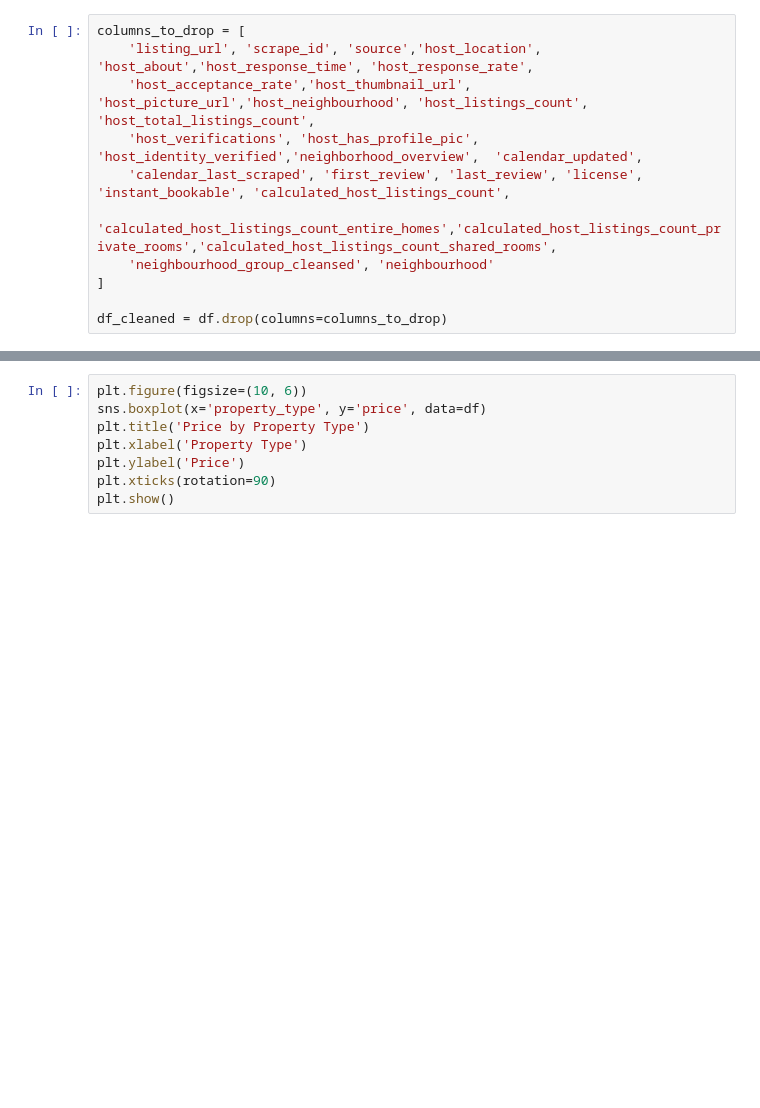
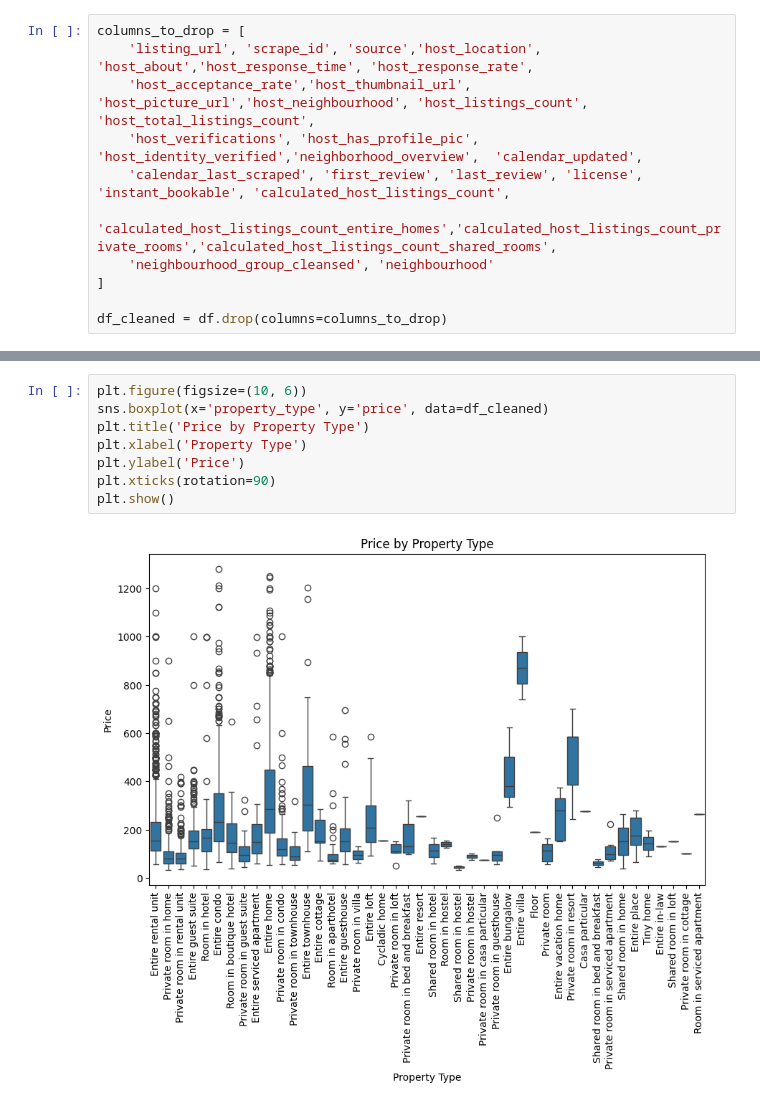
Before and after one commit to antranakhasi/SF-Airbnb-market-analysis, a Jupyter notebook: sf-airbnb-market.ipynb, the cells around one changed output, grey strips where cells are left out. Saved outputs shown, nothing was run; the diff lists cells and outputs as text; blank space fills up the shorter version.

```diff
--- a/sf-airbnb-market.ipynb
+++ b/sf-airbnb-market.ipynb
@@ -77,9 +92,11 @@ plt.show()
 # %%
 plt.figure(figsize=(10, 6))
-sns.boxplot(x='property_type', y='price', data=df)
+sns.boxplot(x='property_type', y='price', data=df_cleaned)
 plt.title('Price by Property Type')
 plt.xlabel('Property Type')
 plt.ylabel('Price')
 plt.xticks(rotation=90)
 plt.show()
+# %% [output]
+[figure, added]
 # %%
```
Also changed, not shown: parts of 14 cells of this notebook.
